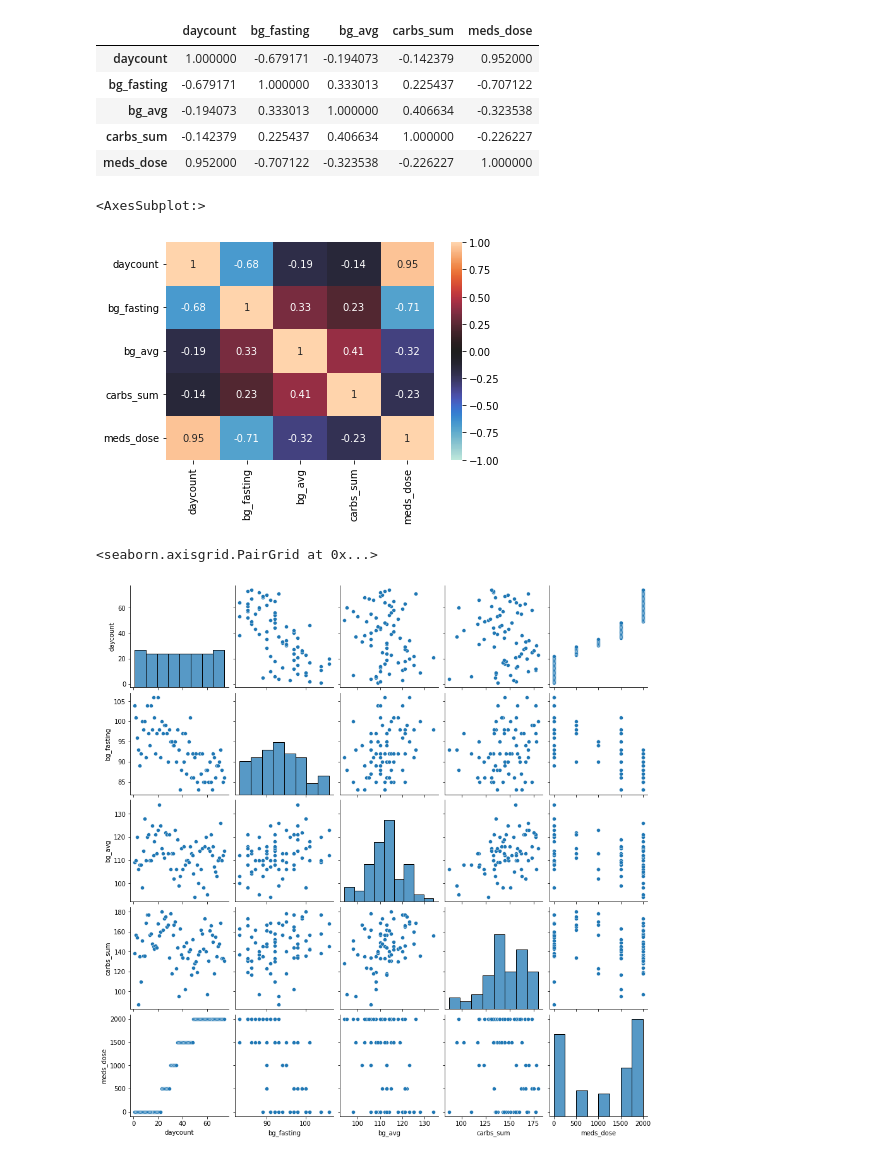
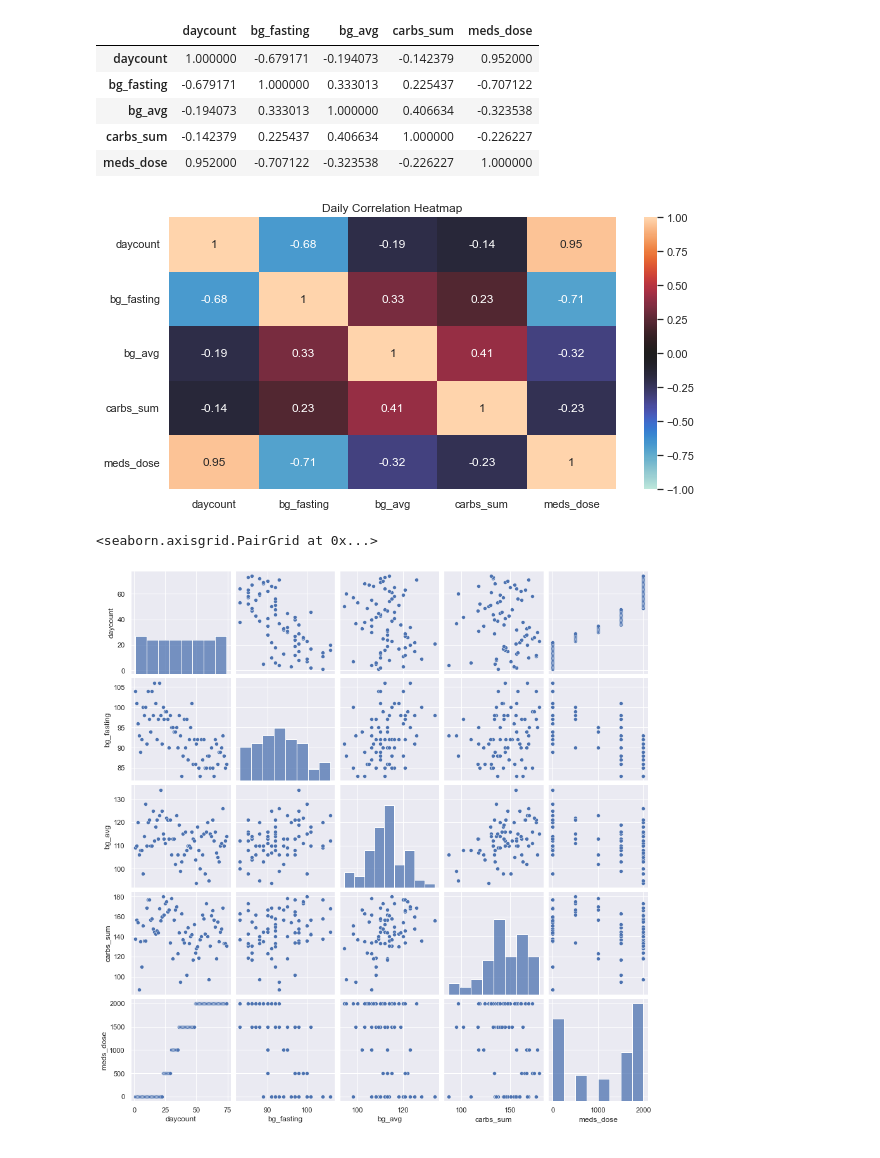
Before and after one commit to JessicaELewis/GDB-Onset-Estimation, a Jupyter notebook: 2_EDA.ipynb, the cells around one changed output. Drawn from its saved outputs; the diff is of its cells as text; code cells hidden in the pictures.

```diff
--- a/2_EDA.ipynb
+++ b/2_EDA.ipynb
@@ -264,15 +274,18 @@ daily.corr()
 | carbs_sum | -0.142379 | 0.225437 | 0.406634 | 1.000000 | -0.226227 |
 | meds_dose | 0.952000 | -0.707122 | -0.323538 | -0.226227 | 1.000000 |
 # %%
-sns.heatmap(daily.corr(), vmin=-1, vmax=1, annot=True, center=0)
+sns.set(rc = {'figure.figsize':(10,5)})
+sns.heatmap(daily.corr(), vmin=-1, vmax=1, annot=True, center=0).set(title='Daily Correlation Heatmap')
+
+plt.savefig('vis/daily_corr_heatmap.png', bbox_inches="tight")
+plt.show()
 # %% [output]
-<AxesSubplot:>
-[figure, old version]
+[figure, new version]
 # %%
 sns.pairplot(daily)
 # %% [output]
 <seaborn.axisgrid.PairGrid at 0x...>
-[figure, old version]
+[figure, new version]
 # %%
 sns.lmplot(x='daycount', y='bg_fasting', data=daily)
 # %% [output]
```
Also changed, not shown: parts of 9 cells of this notebook, 41 other files.
